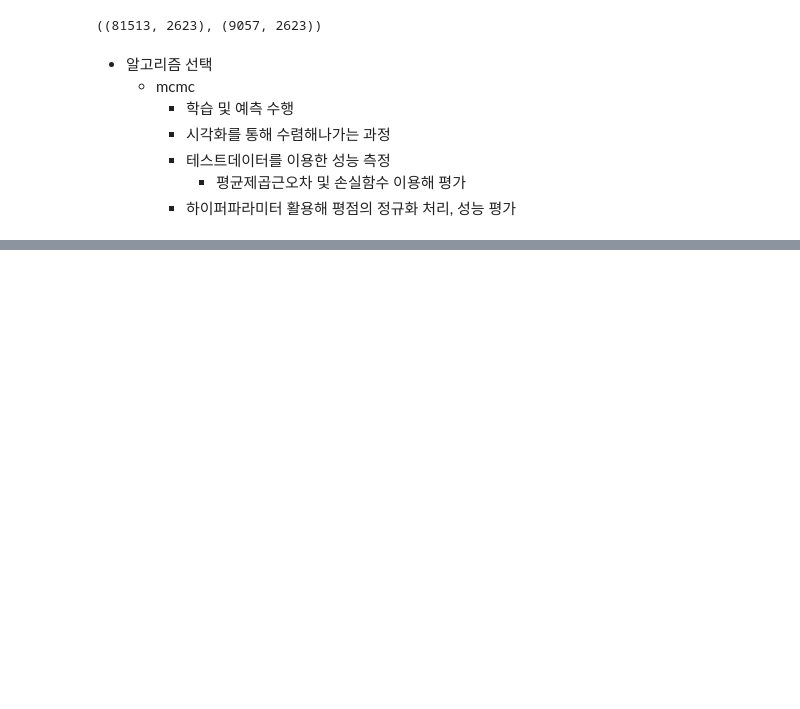
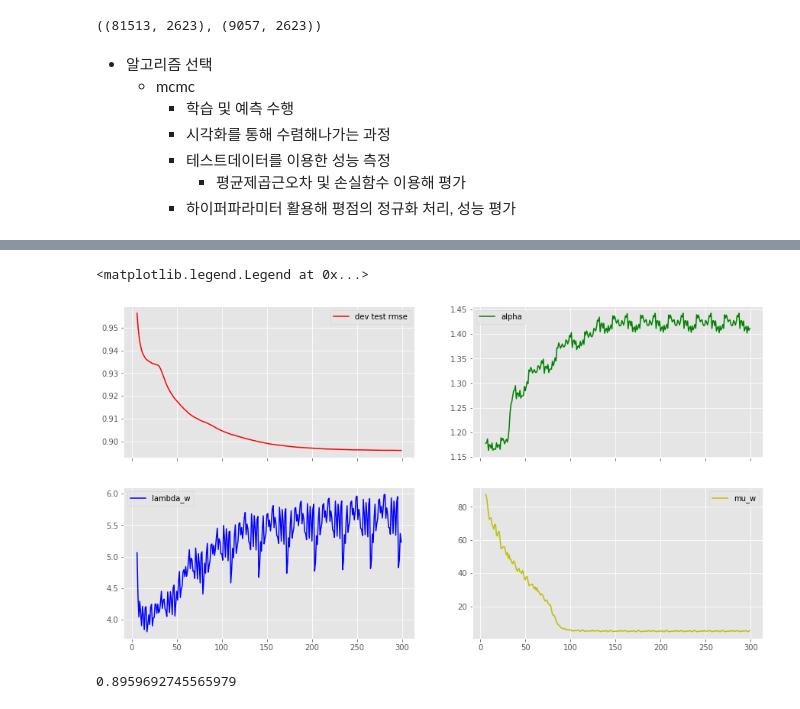
Before and after one commit to cr2w59/ML-study, a Jupyter notebook: ml/notebook/6. 지도학습의 회귀 분석 손실함수_평균제곱근오차사용하여 평가.ipynb, the cells around one changed output, grey strips where cells are left out. Drawn from its saved outputs; the diff is of its cells as text; code cells hidden in the pictures; blank space fills up the shorter version.

```diff
--- a/ml/notebook/6. 지도학습의 회귀 분석 손실함수_평균제곱근오차사용하여 평가.ipynb
+++ b/ml/notebook/6. 지도학습의 회귀 분석 손실함수_평균제곱근오차사용하여 평가.ipynb
@@ -343,0 +441,24 @@ X_train.shape, X_dev_test.shape
+# %%
+# 초기는 성능이 안 나오는 지점이기 때문에 그래프가 길게 보이고 세부 변화는 보이지 않는 문제가 있어서 더욱 상세하게 표현
+# 상위 5개 데이터는 누락해서 처리(lambda_w의 값이 10 정도에서 수렴하는 것으로 보이기 때문)
+fig, axes = plt.subplots( nrows=2, ncols=2, sharex=True, figsize=(15,8) )
+# x축은 1~299
+skip_idx = 5
+axes[0,0].plot( x[skip_idx:], rmse_test[skip_idx:], label='dev test rmse', color='r' )
+axes[0,1].plot( x[skip_idx:], hyper_param[skip_idx:, 0], label='alpha', color='g' )
+axes[1,0].plot( x[skip_idx:], hyper_param[skip_idx:, 1], label='lambda_w', color='b' )
+axes[1,1].plot( x[skip_idx:], hyper_param[skip_idx:, 3], label='mu_w', color='y' )
+
+axes[0,0].legend()
+axes[0,1].legend()
+axes[1,0].legend()
+axes[1,1].legend()
+# %% [output]
+<matplotlib.legend.Legend at 0x...>
+[figure, added]
+# %%
+# 손실함수의 최소값: 예측 수행 후 획득한 값->최초 기준값
+# 이 수치를 낮추는 게 성능을 향상시키는 것
+np.min(rmse_test)
+# %% [output]
+0.8959692745565979
```
Also changed, not shown: parts of 44 cells of this notebook, 7 other files.
